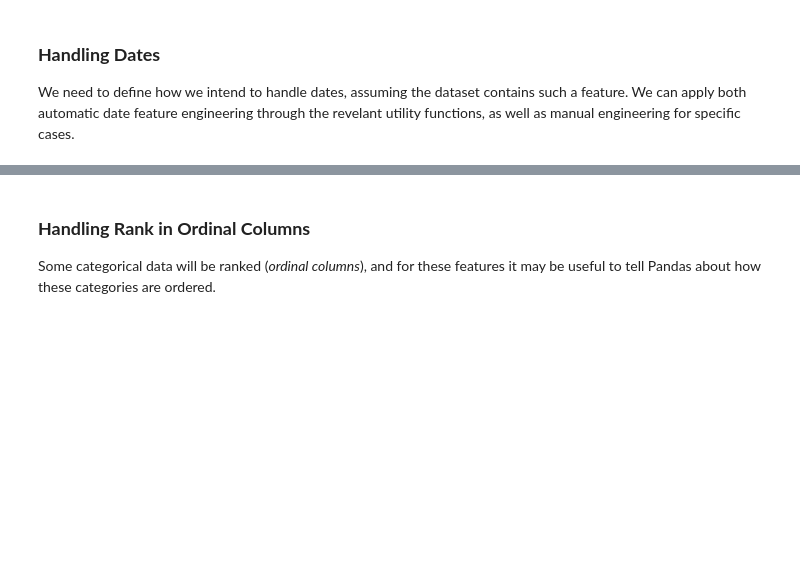
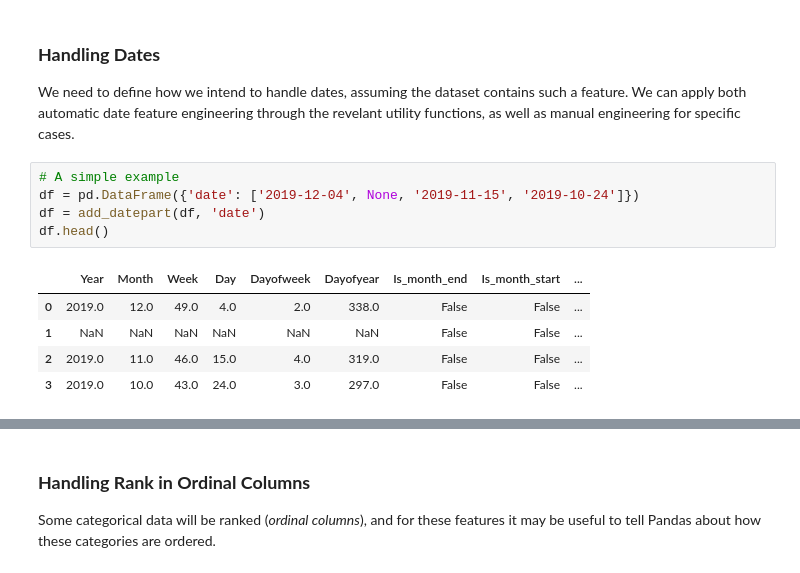
Before and after one commit to BHouwens/kitchen_sink, a Jupyter notebook: Tabular.ipynb, the cells around one changed output, grey strips where cells are left out. Saved outputs shown, nothing was run; the diff lists cells and outputs as text; blank space fills up the shorter version.

Commit message:
Add date handling

```diff
--- a/Tabular.ipynb
+++ b/Tabular.ipynb
@@ -176,3 +176,14 @@ We can see `NaN` values, which we'll need to decide how we want to handle, as we
 ### **Handling Dates**
 
 We need to define how we intend to handle dates, assuming the dataset contains such a feature. We can apply both automatic date feature engineering through the revelant utility functions, as well as manual engineering for specific cases.
+# %%
+# A simple example
+df = pd.DataFrame({'date': ['2019-12-04', None, '2019-11-15', '2019-10-24']})
+df = add_datepart(df, 'date')
+df.head()
+# %% [output]
+|  | Year | Month | Week | Day | Dayofweek | Dayofyear | Is_month_end | Is_month_start | ... |
+| 0 | 2019.0 | 12.0 | 49.0 | 4.0 | 2.0 | 338.0 | False | False | ... |
+| 1 | NaN | NaN | NaN | NaN | NaN | NaN | False | False | ... |
+| 2 | 2019.0 | 11.0 | 46.0 | 15.0 | 4.0 | 319.0 | False | False | ... |
+| 3 | 2019.0 | 10.0 | 43.0 | 24.0 | 3.0 | 297.0 | False | False | ... |
```
Also changed, not shown: parts of 2 cells of this notebook.
